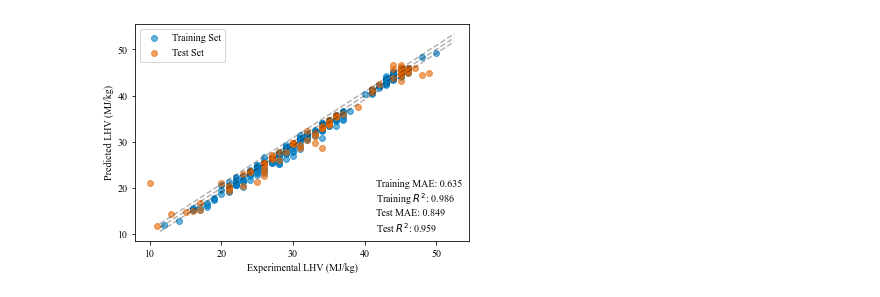
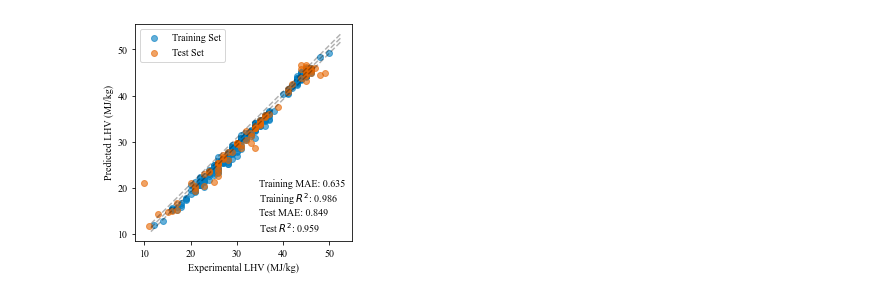
Before and after one commit to ECRL/publication_procedures, a Jupyter notebook: asme2020/parity_plots.ipynb, the cells around one changed output. Cells and saved outputs as stored; diff of their text form; code cells hidden in the pictures.

```diff
--- a/asme2020/parity_plots.ipynb
+++ b/asme2020/parity_plots.ipynb
@@ -205,22 +209,23 @@ plt.show()
 # %%
 # LOWER HEATING VALUE
 
 plt.clf()
 plt.rcParams['font.family'] = 'Times New Roman'
 plt.xlabel('Experimental LHV (MJ/kg)')
 plt.ylabel('Predicted LHV (MJ/kg)')
 min_val = min([c[0] for c in lhv_train]) - 0.05 * min([c[0] for c in lhv_train])
 max_val = max([c[0] for c in lhv_train]) + 0.05 * max([c[0] for c in lhv_train])
 plt.plot([min_val, max_val], [min_val, max_val], 'k--', alpha=0.3)
 plt.plot([min_val, max_val], [min_val + mae_lhv_test, max_val + mae_lhv_test], 'k--', alpha=0.3)
 plt.plot([min_val, max_val], [min_val - mae_lhv_test, max_val - mae_lhv_test], 'k--', alpha=0.3)
 plt.scatter(lhv_train, pred_lhv_train, color=(0, 114/235, 178/235), label='Training Set', alpha=0.6)
 plt.scatter(lhv_test, pred_lhv_test, color=(213/235, 94/235, 0), label='Test Set', alpha=0.6)
 plt.legend(loc='upper left')
 txt = f'Training MAE: {mae_lhv_train:.3f}\nTraining $R^2$: {r2_lhv_train:.3f}\nTest MAE: {mae_lhv_test:.3f}\nTest $R^2$: {r2_lhv_test:.3f}'
 box = AnchoredText(txt, frameon=True, loc='lower right', pad=0.2)
 plt.setp(box.patch, facecolor='w', edgecolor='w')
 plt.gca().add_artist(box)
+plt.axis('square')
 plt.show()
 # %% [output]
-[figure, old version]
+[figure, new version]
```
Also changed, not shown: parts of 4 cells of this notebook, 2 other files.
